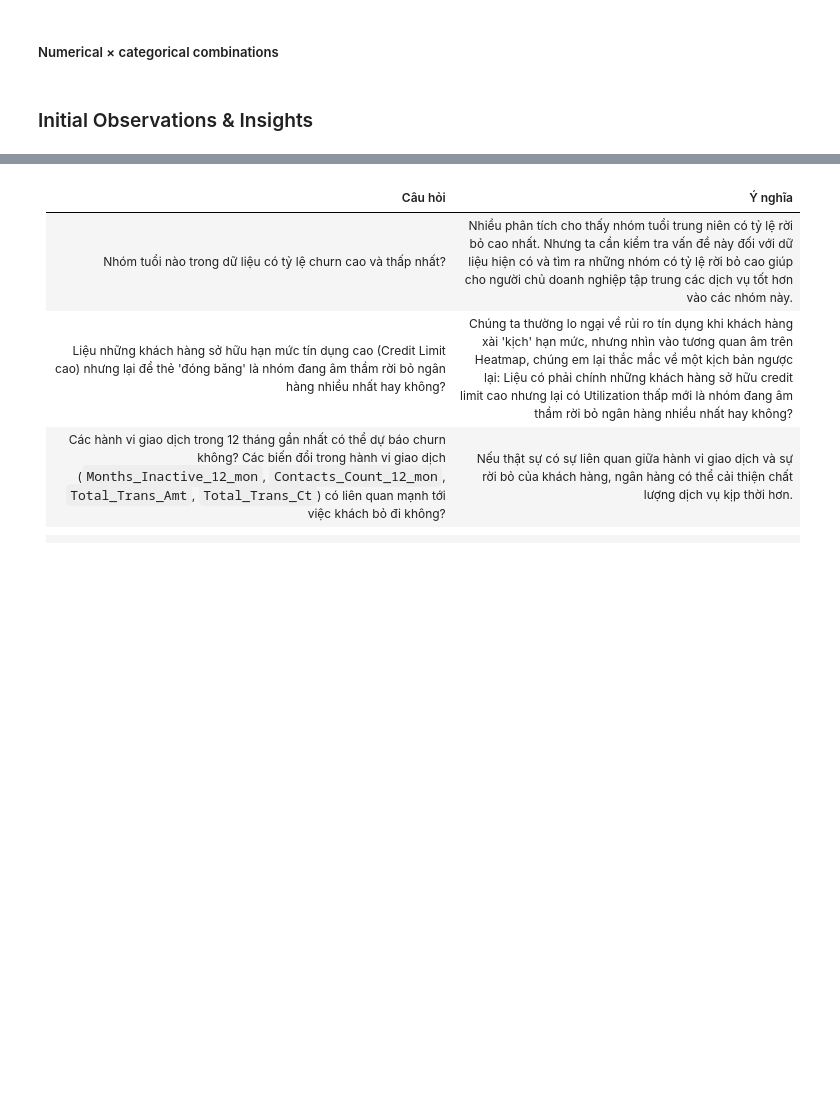
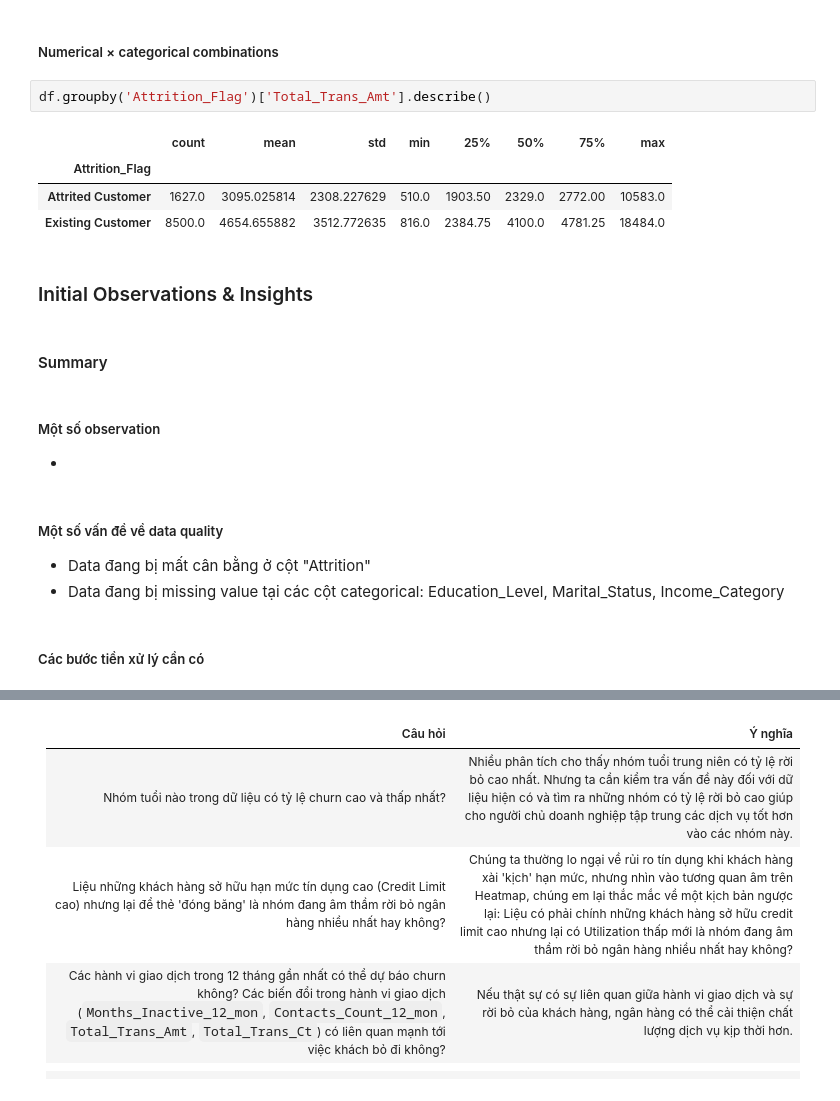
Before and after one commit to Khoa-Neee/P4DS_Final-Project, a Jupyter notebook: main.ipynb, the cells around one changed output, grey strips where cells are left out. Drawn from its saved outputs; the diff is of its cells as text; blank space fills up the shorter version.

```diff
--- a/main.ipynb
+++ b/main.ipynb
@@ -827,5 +818,23 @@ crosstab
 | All | 607 | 1521 | 1192 | 1316 | 3005 | 7641 |
 # %% [markdown]
 ##### Numerical × categorical combinations
+# %%
+df.groupby('Attrition_Flag')['Total_Trans_Amt'].describe()
+# %% [output]
+|  | count | mean | std | min | 25% | 50% | 75% | max |
+| Attrition_Flag |  |  |  |  |  |  |  |  |
+| Attrited Customer | 1627.0 | 3095.025814 | 2308.227629 | 510.0 | 1903.50 | 2329.0 | 2772.00 | 10583.0 |
+| Existing Customer | 8500.0 | 4654.655882 | 3512.772635 | 816.0 | 2384.75 | 4100.0 | 4781.25 | 18484.0 |
 # %% [markdown]
 ### Initial Observations & Insights
+# %% [markdown]
+#### Summary
+# %% [markdown]
+##### Một số observation
+-
+# %% [markdown]
+##### Một số vấn đề về data quality
+- Data đang bị mất cân bằng ở cột "Attrition"
+- Data đang bị missing value tại các cột categorical: Education_Level, Marital_Status, Income_Category
+# %% [markdown]
+##### Các bước tiền xử lý cần có
```
Also changed, not shown: parts of 36 cells of this notebook.
